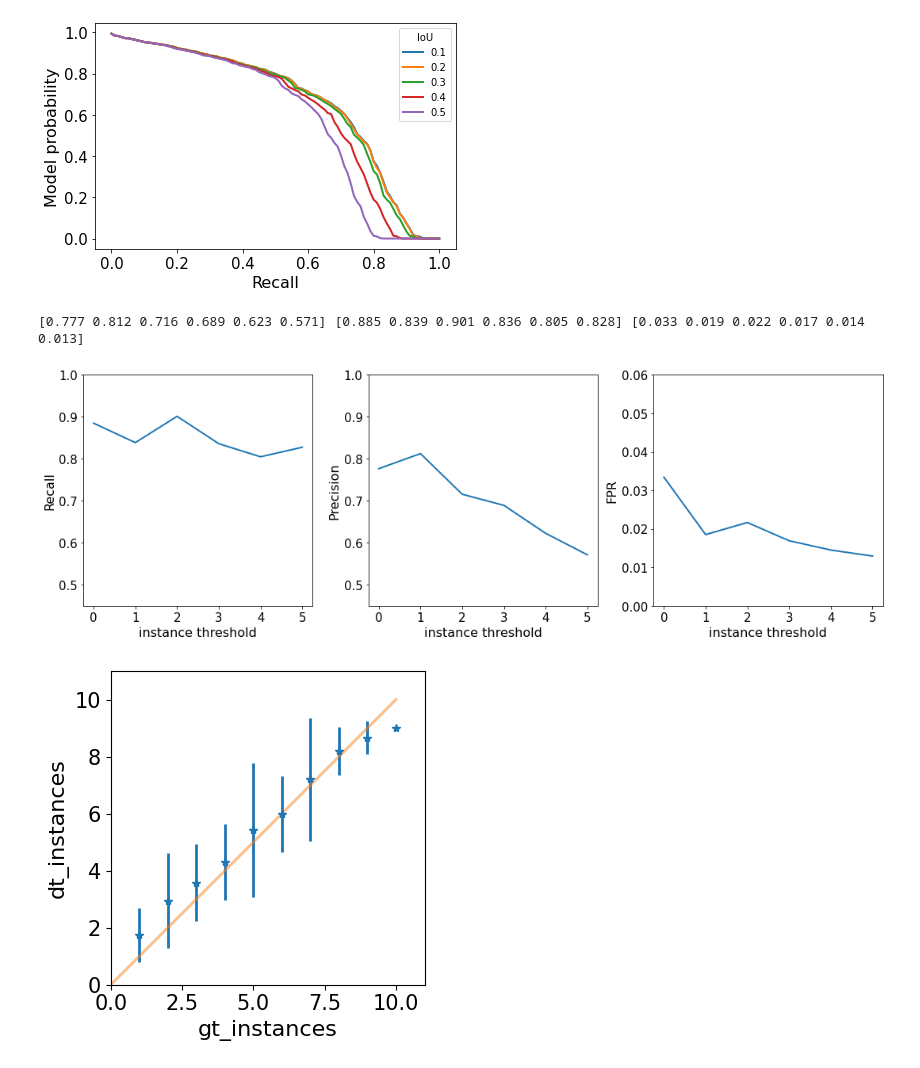
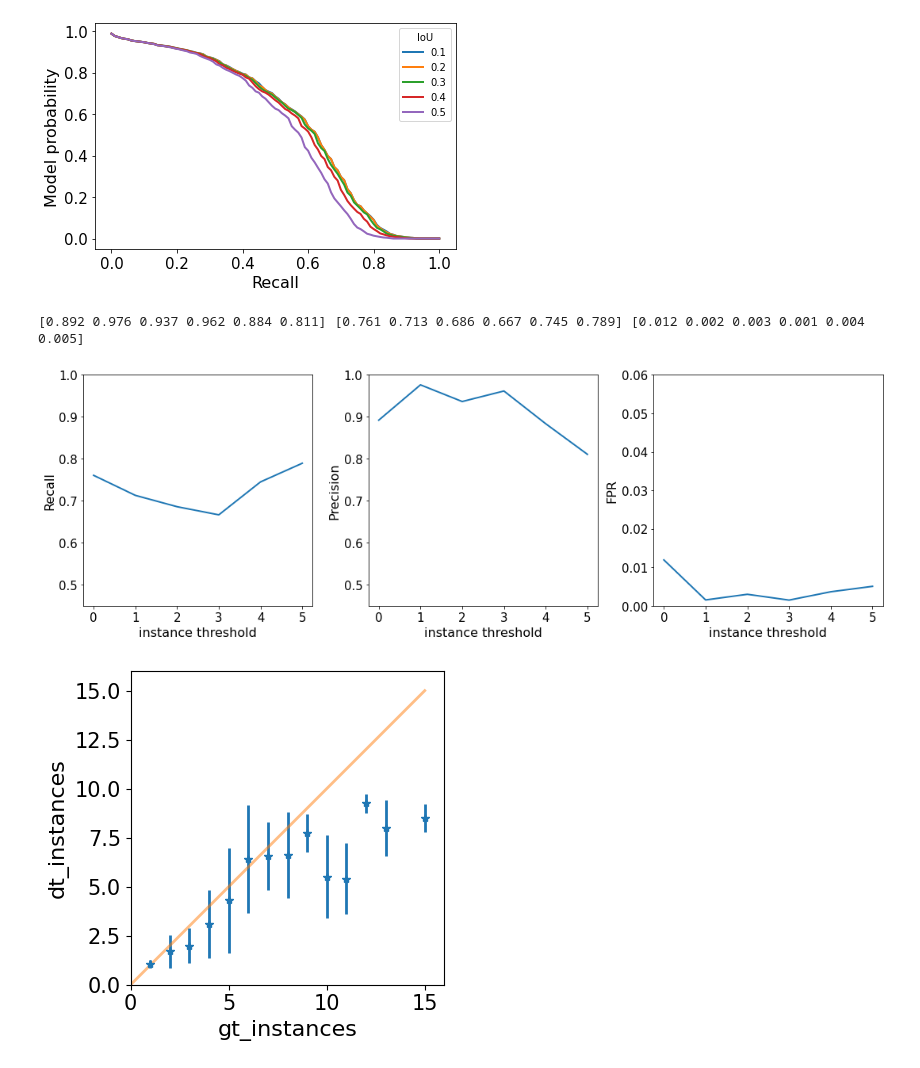
Before and after one commit to uw-biomedical-ml/detectron2-rpd-yb, a Jupyter notebook: runEvaluateClass.ipynb, the cells around one changed output. Saved outputs shown, nothing was run; the diff lists cells and outputs as text; code cells hidden in the pictures.

```diff
--- a/runEvaluateClass.ipynb
+++ b/runEvaluateClass.ipynb
@@ -7,7 +7,7 @@ from detectron2.data import DatasetCatalog,MetadataCatalog
 from plain_train_net import grab_dataset
 
 reprocess_results=False
-dataset_name = "fold4"
+dataset_name = "fold3"
 dpi=120
 # %%
 #predict
@@ -108,10 +112,8 @@ myeval.plot_recall_vs_prob()
 plt.tight_layout()
 plt.gcf().savefig(os.path.join(cfg.OUTPUT_DIR,'ProbvsRecall_'+dataset_name+'.png'),dpi=dpi)
 # %% [output]
-[figure, old version]
+[figure, new version]
 # %%
-myeval.build_dfimg()
-df = myeval.dfimg
 
 from plain_train_net import CreatePlotsRPD
-RPDplt = CreatePlotsRPD(df)
+RPDplt = CreatePlotsRPD.initfromcoco(myeval.mycoco,myeval.prob_thresh)
@@ -118,18 +123,17 @@ RPDplt = CreatePlotsRPD(df)
 # %%
 inst = list(range(0,6))
 #inst = [4]
-pr,rc,fpr = RPDplt.plot_img_level_instance_thresholding(df,inst)
+pr,rc,fpr = RPDplt.plot_img_level_instance_thresholding(RPDplt.dfimg,inst)
 plt.gcf().savefig(os.path.join(cfg.OUTPUT_DIR,'instance_thresh_scan_level_'+dataset_name+'.png'),dpi=dpi)
 print(pr,rc,fpr)
 # %% [output]
-[0.777 0.812 0.716 0.689 0.623 0.571] [0.885 0.839 0.901 0.836 0.805 0.828] [0.033 0.019 0.022 0.017 0.014 0.013]
+[0.892 0.976 0.937 0.962 0.884 0.811] [0.761 0.713 0.686 0.667 0.745 0.789] [0.012 0.002 0.003 0.001 0.004 0.005]
-[figure, old version]
+[figure, new version]
 # %%
-df = myeval.dfimg
 fig = RPDplt.gt_vs_dt_instances()
 fig.savefig(os.path.join(cfg.OUTPUT_DIR,'gt_dt_instances_'+dataset_name+'.png'),dpi=dpi)
 # %% [output]
-[figure, old version]
+[figure, new version]
 # %%
 fig1,fig2,fig3 = RPDplt.gt_vs_dt_xpxs()
 fig1.savefig(os.path.join(cfg.OUTPUT_DIR,'gt_dt_xpxs_'+dataset_name+'.png'),dpi=dpi)
```
Also changed, not shown: parts of 16 cells of this notebook, 1 other file.
